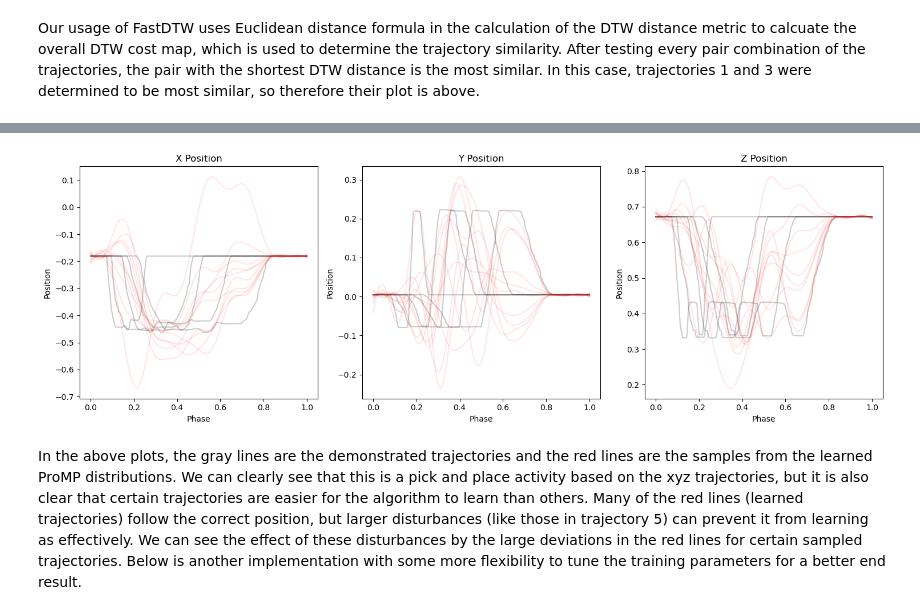
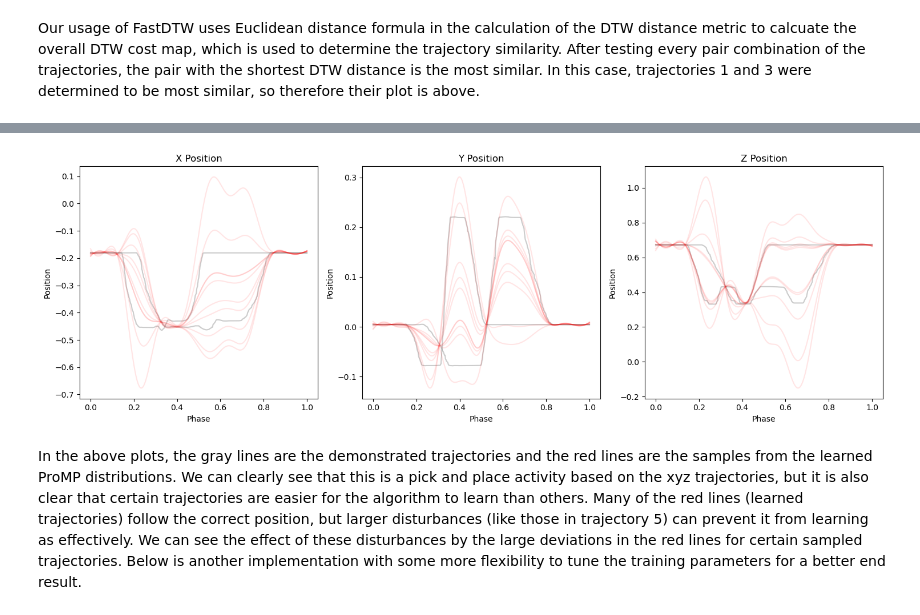
Before and after one commit to nkenny160/ecen524-project1, a Jupyter notebook: trajectory_alignment.ipynb, the cells around one changed output, grey strips where cells are left out. Drawn from its saved outputs; the diff is of its cells as text; code cells hidden in the pictures.

```diff
--- a/trajectory_alignment.ipynb
+++ b/trajectory_alignment.ipynb
@@ -411,17 +411,24 @@ def analyze_trajectories_promp(file_paths, n_basis=15):
 
     return promp, fig
 # %%
+# file_paths = ['Kinesthetic_teaching_take_1.csv',
+#                 'Kinesthetic_teaching_take_2.csv',
+#                 'Kinesthetic_teaching_take_3.csv',
+#                 'Kinesthetic_teaching_take_4.csv',
+#                 'Kinesthetic_teaching_take_5.csv',
+#             ]
+
 file_paths = ['Kinesthetic_teaching_take_1.csv',
-                'Kinesthetic_teaching_take_2.csv',
+                # 'Kinesthetic_teaching_take_2.csv',
                 'Kinesthetic_teaching_take_3.csv',
-                'Kinesthetic_teaching_take_4.csv',
-                'Kinesthetic_teaching_take_5.csv',
+                # 'Kinesthetic_teaching_take_4.csv',
+                # 'Kinesthetic_teaching_take_5.csv',
             ]
 
 promp, fig = analyze_trajectories_promp(file_paths, n_basis=15)
 plt.show()
 # %% [output]
-[figure, old version]
+[figure, new version]
 # %% [markdown]
 In the above plots, the gray lines are the demonstrated trajectories and the red lines are the samples from the learned ProMP distributions. We can clearly see that this is a pick and place activity based on the xyz trajectories, but it is also clear that certain trajectories are easier for the algorithm to learn than others. Many of the red lines (learned trajectories) follow the correct position, but larger disturbances (like those in trajectory 5) can prevent it from learning as effectively. We can see the effect of these disturbances by the large deviations in the red lines for certain sampled trajectories. Below is another implementation with some more flexibility to tune the training parameters for a better end result.
 # %%
```
Also changed, not shown: parts of 2 cells of this notebook, 3 other files.
